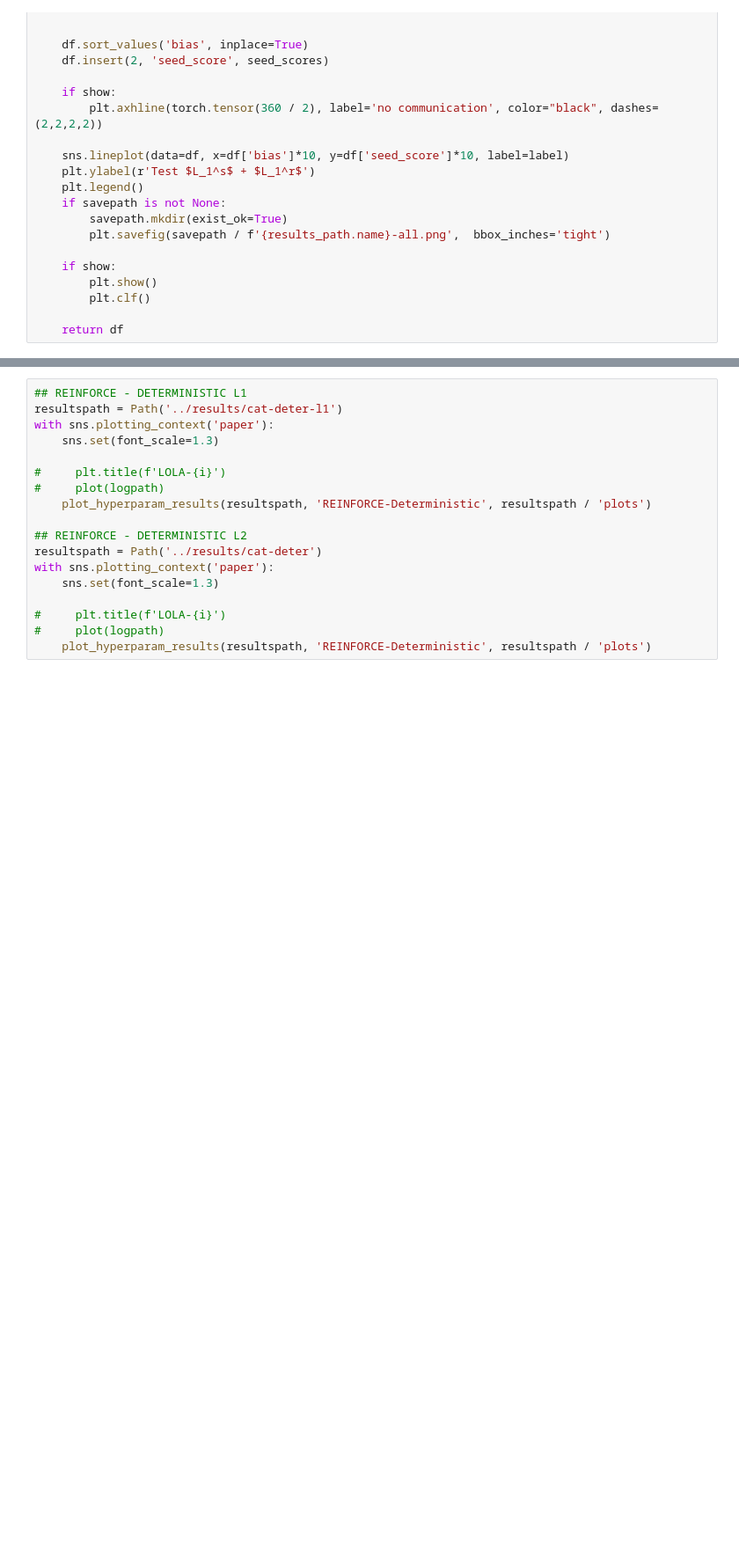
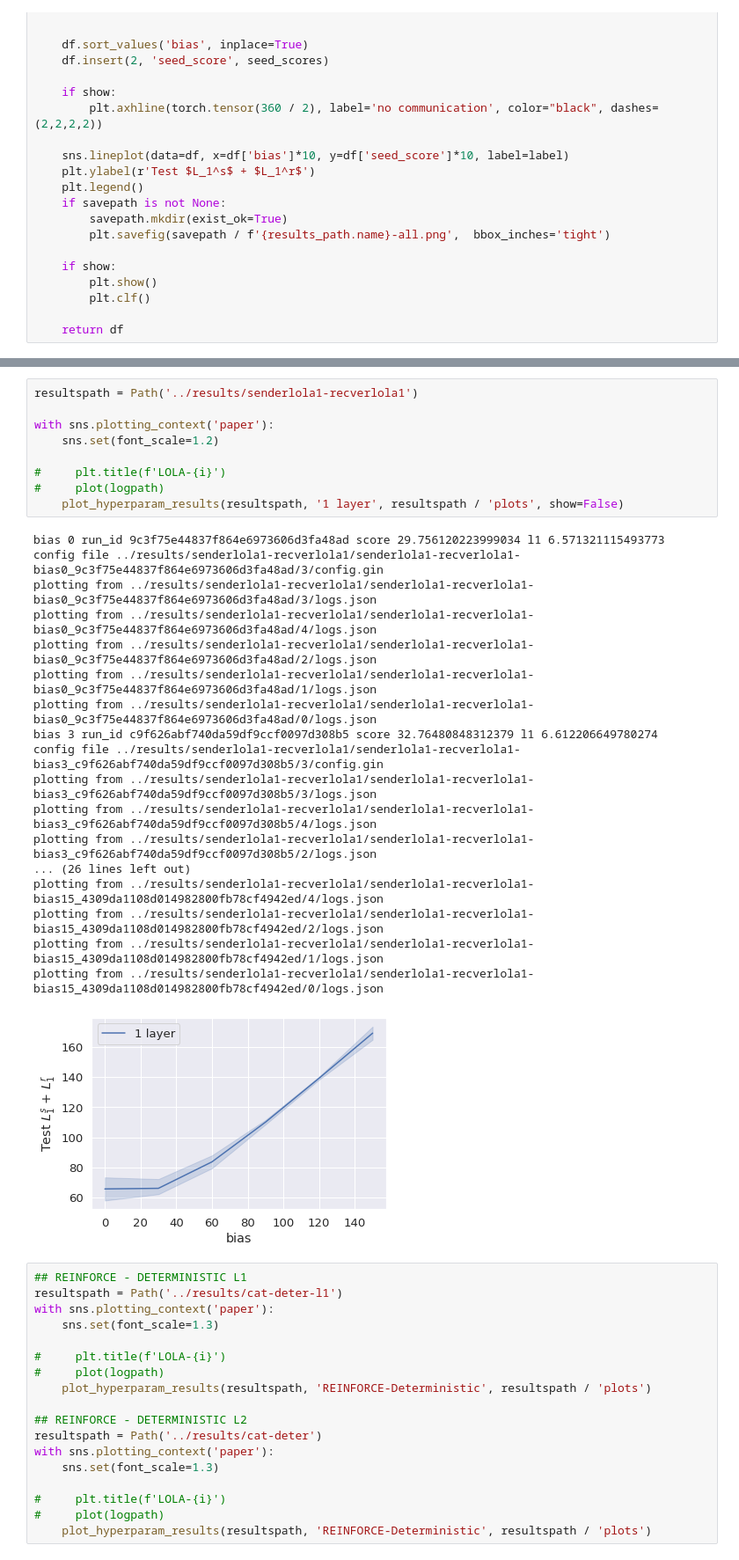
Before and after one commit to mnoukhov/emergent-compete, a Jupyter notebook: notebooks/Best Runs per Bias Plot.ipynb, the cells around one changed output, grey strips where cells are left out. Shown at 88% size. Drawn from its saved outputs; the diff is of its cells as text; blank space fills up the shorter version.

```diff
--- a/notebooks/Best Runs per Bias Plot.ipynb
+++ b/notebooks/Best Runs per Bias Plot.ipynb
@@ -196,3 +162,31 @@ here
+# %%
+resultspath = Path('../results/senderlola1-recverlola1')
+
+with sns.plotting_context('paper'):
+    sns.set(font_scale=1.2)
+
+#     plt.title(f'LOLA-{i}')
+#     plot(logpath)
+    plot_hyperparam_results(resultspath, '1 layer', resultspath / 'plots', show=False)
+# %% [output]
+bias 0 run_id 9c3f75e44837f864e6973606d3fa48ad score 29.756120223999034 l1 6.571321115493773
+config file ../results/senderlola1-recverlola1/senderlola1-recverlola1-bias0_9c3f75e44837f864e6973606d3fa48ad/3/config.gin
+plotting from ../results/senderlola1-recverlola1/senderlola1-recverlola1-bias0_9c3f75e44837f864e6973606d3fa48ad/3/logs.json
+plotting from ../results/senderlola1-recverlola1/senderlola1-recverlola1-bias0_9c3f75e44837f864e6973606d3fa48ad/4/logs.json
+plotting from ../results/senderlola1-recverlola1/senderlola1-recverlola1-bias0_9c3f75e44837f864e6973606d3fa48ad/2/logs.json
+plotting from ../results/senderlola1-recverlola1/senderlola1-recverlola1-bias0_9c3f75e44837f864e6973606d3fa48ad/1/logs.json
+plotting from ../results/senderlola1-recverlola1/senderlola1-recverlola1-bias0_9c3f75e44837f864e6973606d3fa48ad/0/logs.json
+bias 3 run_id c9f626abf740da59df9ccf0097d308b5 score 32.76480848312379 l1 6.612206649780274
+config file ../results/senderlola1-recverlola1/senderlola1-recverlola1-bias3_c9f626abf740da59df9ccf0097d308b5/3/config.gin
+plotting from ../results/senderlola1-recverlola1/senderlola1-recverlola1-bias3_c9f626abf740da59df9ccf0097d308b5/3/logs.json
+plotting from ../results/senderlola1-recverlola1/senderlola1-recverlola1-bias3_c9f626abf740da59df9ccf0097d308b5/4/logs.json
+plotting from ../results/senderlola1-recverlola1/senderlola1-recverlola1-bias3_c9f626abf740da59df9ccf0097d308b5/2/logs.json
+... (26 lines left out)
+plotting from ../results/senderlola1-recverlola1/senderlola1-recverlola1-bias15_4309da1108d014982800fb78cf4942ed/4/logs.json
+plotting from ../results/senderlola1-recverlola1/senderlola1-recverlola1-bias15_4309da1108d014982800fb78cf4942ed/2/logs.json
+plotting from ../results/senderlola1-recverlola1/senderlola1-recverlola1-bias15_4309da1108d014982800fb78cf4942ed/1/logs.json
+plotting from ../results/senderlola1-recverlola1/senderlola1-recverlola1-bias15_4309da1108d014982800fb78cf4942ed/0/logs.json
+[figure, added]
 # %%
 ## REINFORCE - DETERMINISTIC L1
 resultspath = Path('../results/cat-deter-l1')
```
Also changed, not shown: parts of 1 cell of this notebook, 2 other files.
